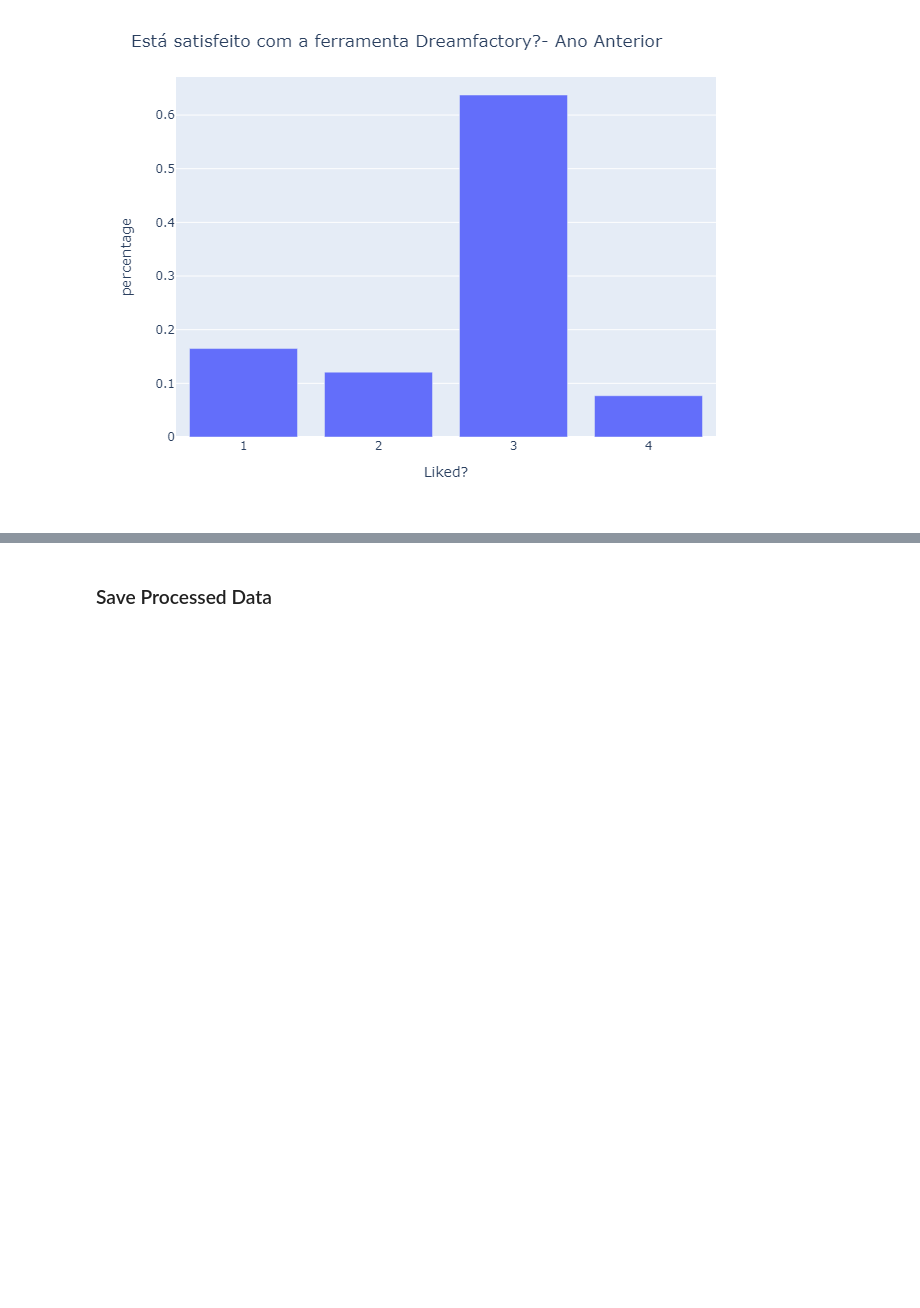
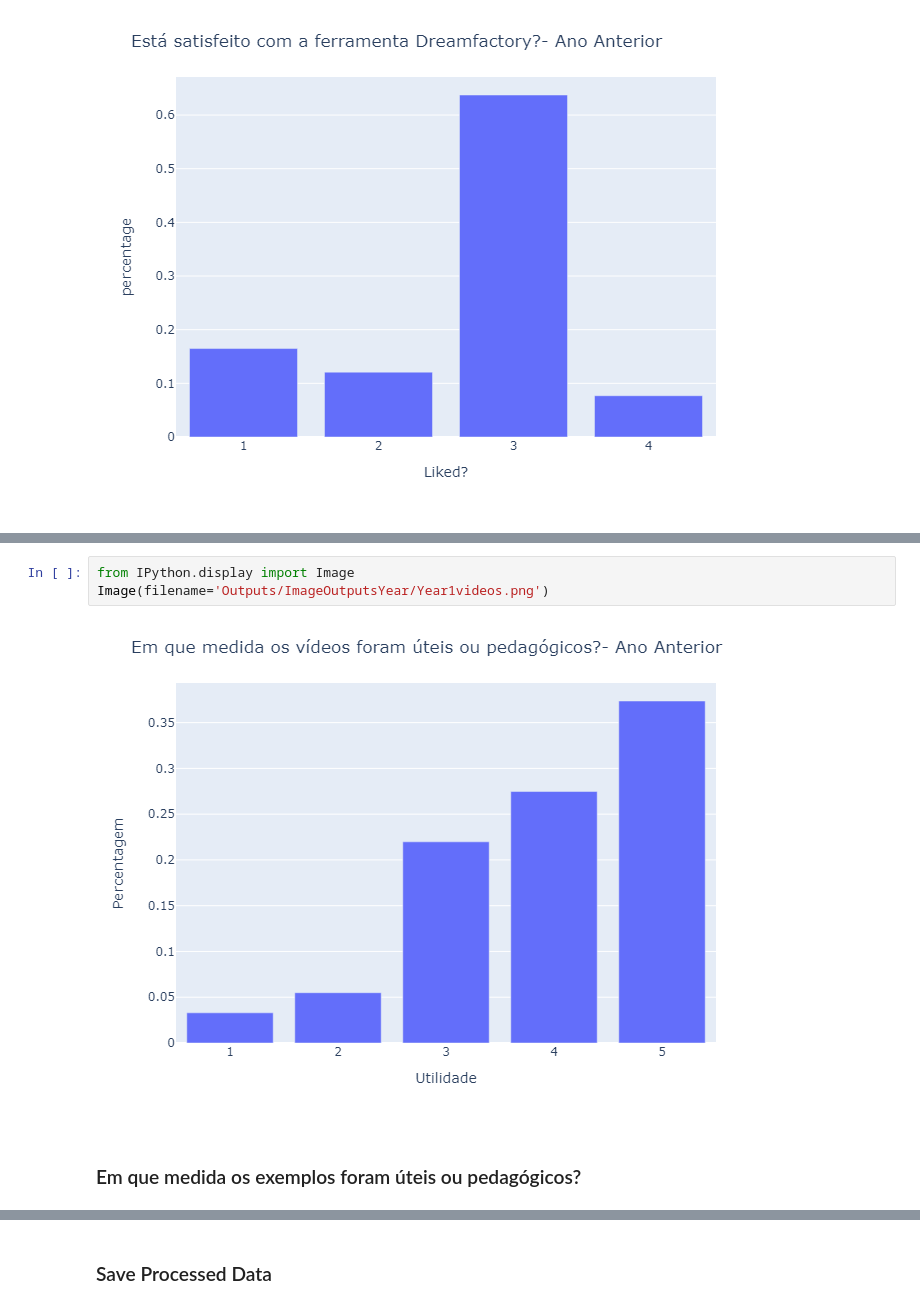
Before and after one commit to DSWorkPortugal/MscThesisFernando, a Jupyter notebook: 1-PreviousYear.ipynb, the cells around one changed output, grey strips where cells are left out. Cells and saved outputs as stored; diff of their text form; blank space fills up the shorter version.

```diff
--- a/1-PreviousYear.ipynb
+++ b/1-PreviousYear.ipynb
@@ -109,0 +153,7 @@ Image(filename='Outputs/ImageOutputsYear/Year1Liked.png')
+# %%
+from IPython.display import Image
+Image(filename='Outputs/ImageOutputsYear/Year1videos.png')
+# %% [output]
+[figure, added]
+# %% [markdown]
+ ### Em que medida os exemplos foram úteis ou pedagógicos?
```
Also changed, not shown: parts of 25 cells of this notebook, 3 other files.
